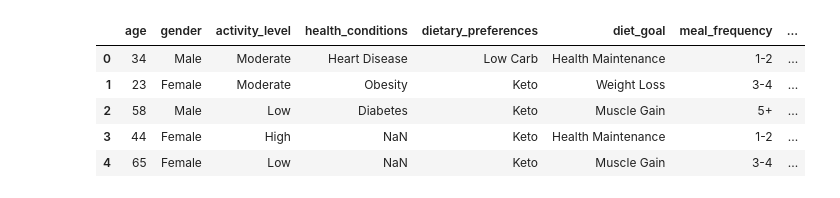
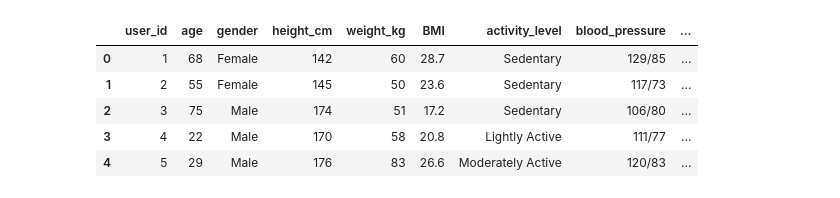
Before and after one commit to jayasuryashaju/diet_recommendation, a Jupyter notebook: notebook/MODEL_TRAINING.ipynb, the cells around one changed output. Cells and saved outputs as stored; diff of their text form; code cells hidden in the pictures.

```diff
--- a/notebook/MODEL_TRAINING.ipynb
+++ b/notebook/MODEL_TRAINING.ipynb
@@ -23,15 +23,15 @@ from sklearn.pipeline import Pipeline
 # Metrics
 from sklearn.metrics import accuracy_score, classification_report, confusion_matrix
 # %%
-user_profiles = pd.read_csv(r'data/humanized_diet_data.csv')
+user_profiles = pd.read_csv(r'data/user_profiles_with_diverse_clusters.csv')
 user_profiles.head()
 # %% [output]
-|  | age | gender | activity_level | health_conditions | dietary_preferences | diet_goal | meal_frequency | ... |
-| 0 | 34 | Male | Moderate | Heart Disease | Low Carb | Health Maintenance | 1-2 | ... |
-| 1 | 23 | Female | Moderate | Obesity | Keto | Weight Loss | 3-4 | ... |
-| 2 | 58 | Male | Low | Diabetes | Keto | Muscle Gain | 5+ | ... |
-| 3 | 44 | Female | High | NaN | Keto | Health Maintenance | 1-2 | ... |
-| 4 | 65 | Female | Low | NaN | Keto | Muscle Gain | 3-4 | ... |
+|  | user_id | age | gender | height_cm | weight_kg | BMI | activity_level | blood_pressure | ... |
+| 0 | 1 | 68 | Female | 142 | 60 | 28.7 | Sedentary | 129/85 | ... |
+| 1 | 2 | 55 | Female | 145 | 50 | 23.6 | Sedentary | 117/73 | ... |
+| 2 | 3 | 75 | Male | 174 | 51 | 17.2 | Sedentary | 106/80 | ... |
+| 3 | 4 | 22 | Male | 170 | 58 | 20.8 | Lightly Active | 111/77 | ... |
+| 4 | 5 | 29 | Male | 176 | 83 | 26.6 | Moderately Active | 120/83 | ... |
 # %%
 # user_profiles.drop("user_id", axis=1, inplace=True)
 # %%
```
Also changed, not shown: parts of 7 cells of this notebook, 5 other files.
